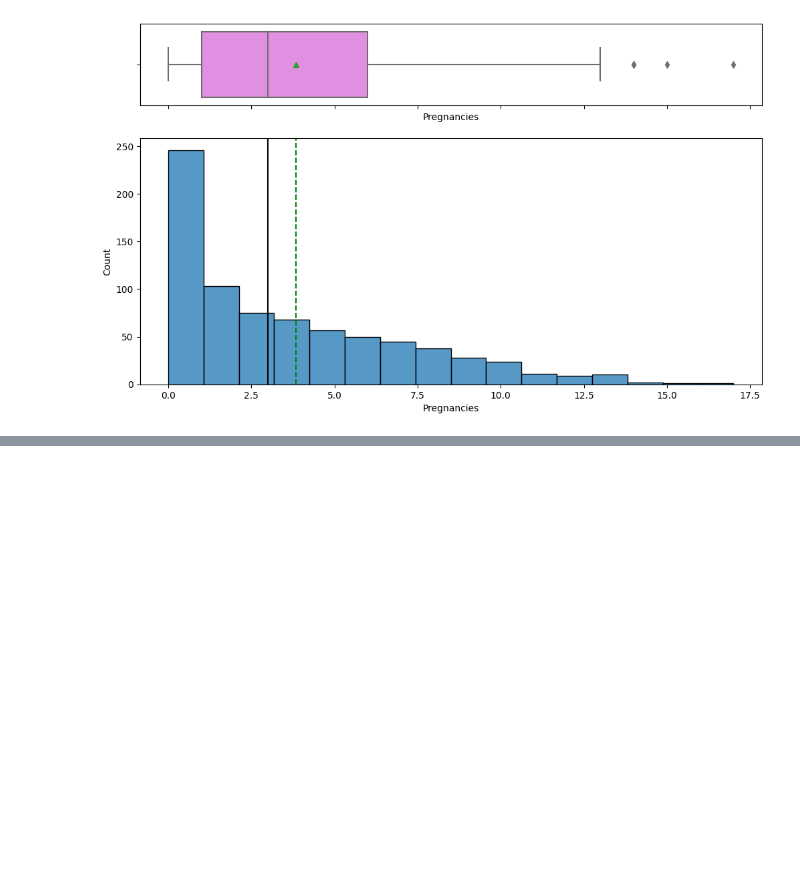
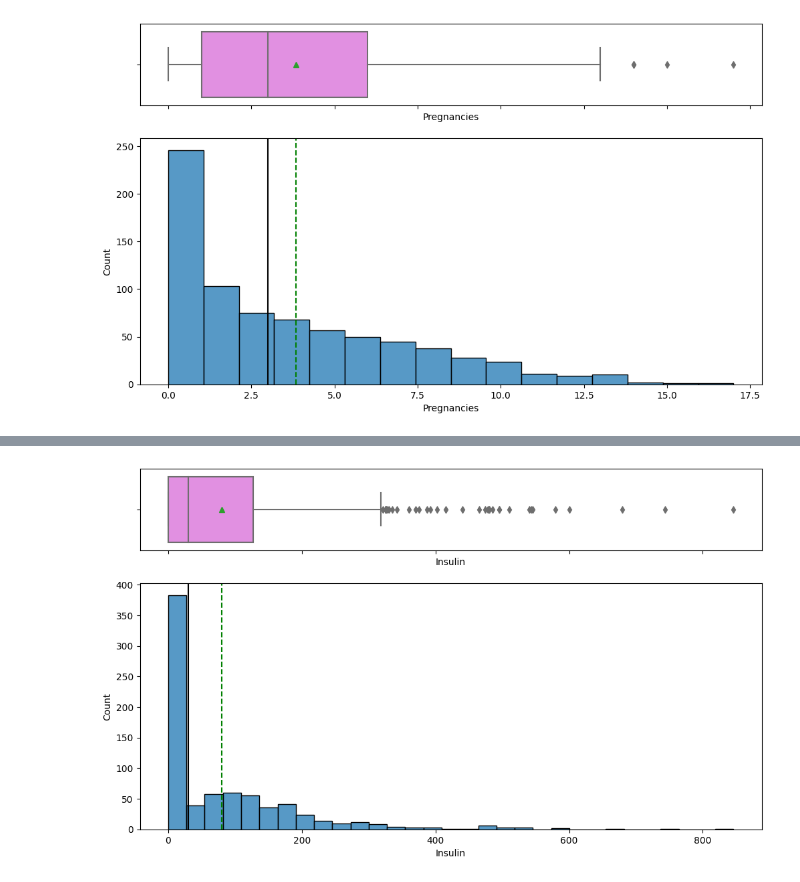
Before and after one commit to HunterKane/University-of-Texas-AI-ML-Projects-, a Jupyter notebook: Project 6 - Diabetes Risk Prediction/Diabetes Risk Prediction .ipynb, the cells around one changed output, grey strips where cells are left out. Drawn from its saved outputs; the diff is of its cells as text; code cells hidden in the pictures; blank space fills up the shorter version.

```diff
--- a/Project 6 - Diabetes Risk Prediction/Diabetes Risk Prediction .ipynb
+++ b/Project 6 - Diabetes Risk Prediction/Diabetes Risk Prediction .ipynb
@@ -229,0 +274,4 @@ histogram_boxplot(data, "Pregnancies")
+# %%
+histogram_boxplot(data,"Insulin")
+# %% [output]
+[figure, added]
```
Also changed, not shown: parts of 10 cells of this notebook.
